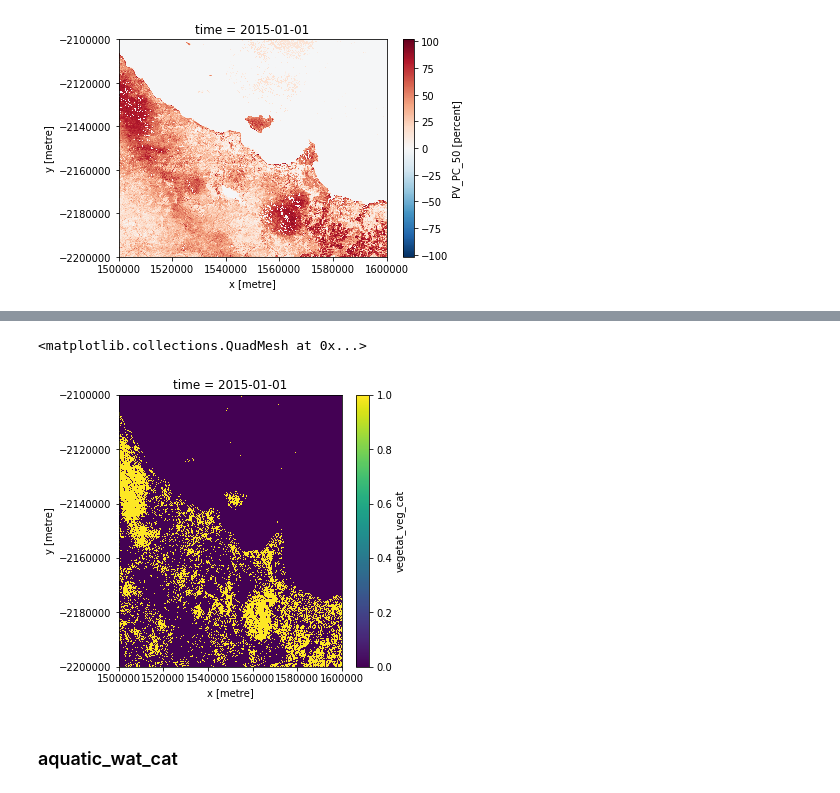
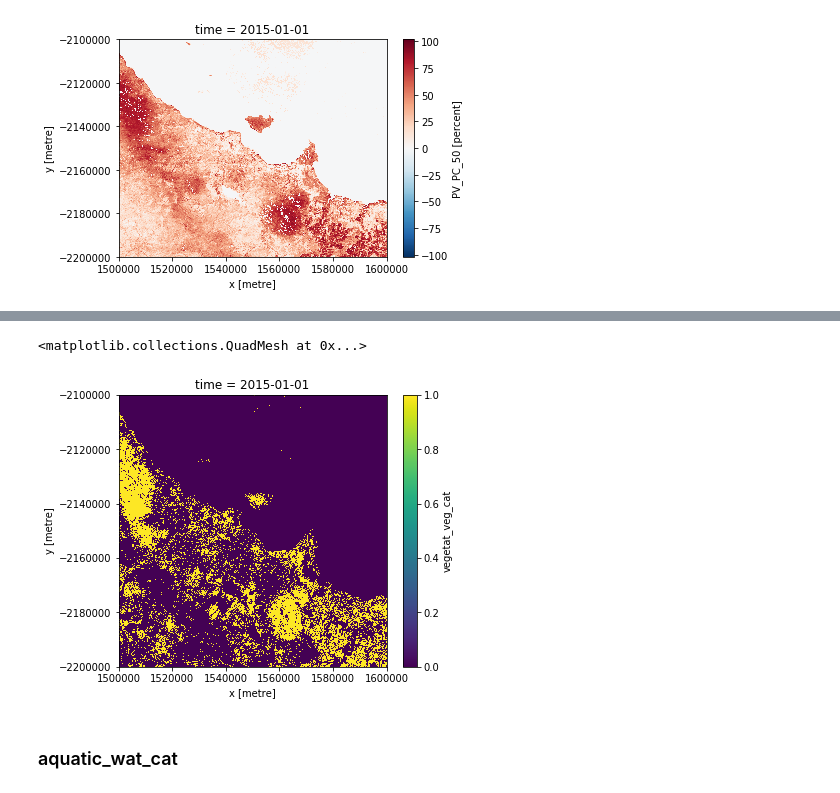
Before and after one commit to bellemae/landcover-hack, a Jupyter notebook: level3_test_sean.ipynb, the cells around one changed output, grey strips where cells are left out. Drawn from its saved outputs; the diff is of its cells as text; code cells hidden in the pictures.

```diff
--- a/level3_test_sean.ipynb
+++ b/level3_test_sean.ipynb
@@ -22,6 +22,7 @@ dc = datacube.Datacube(app="le_lccs")
 
 pixel_size_x = -100
 pixel_size_y = 100
+res = (-100, 100)
 
 #current area is Ayr
 min_x = 1500000.000
@@ -31,14 +32,19 @@ max_y = -2100000.000
 
 out_crs = "EPSG:3577"
 
-#current area is Townsville
+#Townsville
 max_lon = 147
 min_lon = 146.5
 min_lat = -19.5
 max_lat = -19
 
-start_time = "2015-01-01"
-end_time = "2015-12-15"
+time = ("2015-01-01", "2015-12-15")
+
+query=({'x':(min_x, max_x),
+        'y':(min_y, max_y),
+        'crs':out_crs,
+        'resolution':res,
+        'time':time})
 # %% [markdown]
 ## 5 layers required for level 3 classification
 
@@ -50,13 +56,14 @@ end_time = "2015-12-15"
 # %% [markdown]
 ### vegetat_veg_cat
 # %%
-var_xarray = dc.load(product="fc_percentile_albers_annual", measurements=["PV_PC_50", "NPV_PC_50"],
-                     x=(min_x, max_x),
-                     y=(min_y, max_y),
-                     crs=out_crs,
-                     resolution=(pixel_size_x, pixel_size_y),
-                     time=(start_time, end_time))
-
+# var_xarray = dc.load(product="fc_percentile_albers_annual",# measurements=["PV_PC_50", "NPV_PC_50"],
+#                      x=(min_x, max_x),
+#                      y=(min_y, max_y),
+#                      crs=out_crs,
+#                      resolution=(pixel_size_x, pixel_size_y),
+#                      time=time)
+var_xarray = dc.load(product="fc_percentile_albers_annual",# measurements=["PV_PC_50", "NPV_PC_50"],
+                     **query)
 # Check that dataset exists
 var_xarray
 # %% [output]
@@ -101,10 +117,10 @@ vegetat_veg_cat_ds = ((var_xarray["PV_PC_50"] >= 60) | (var_xarray["NPV_PC_50"]
 vegetat_veg_cat_ds = vegetat_veg_cat_ds.to_dataset(name="vegetat_veg_cat")
 # %%
 # Plot output
-vegetat_veg_cat_ds["vegetat_veg_cat"].plot(figsize=(5, 5))
+vegetat_veg_cat_ds["vegetat_veg_cat"].plot(figsize=(6, 5))
 # %% [output]
 <matplotlib.collections.QuadMesh at 0x...>
-[figure, old version]
+[figure, new version]
 # %%
 vegetat_veg_cat_ds = vegetat_veg_cat_ds.squeeze().drop('time')
 # %% [markdown]
```
Also changed, not shown: parts of 21 cells of this notebook.
